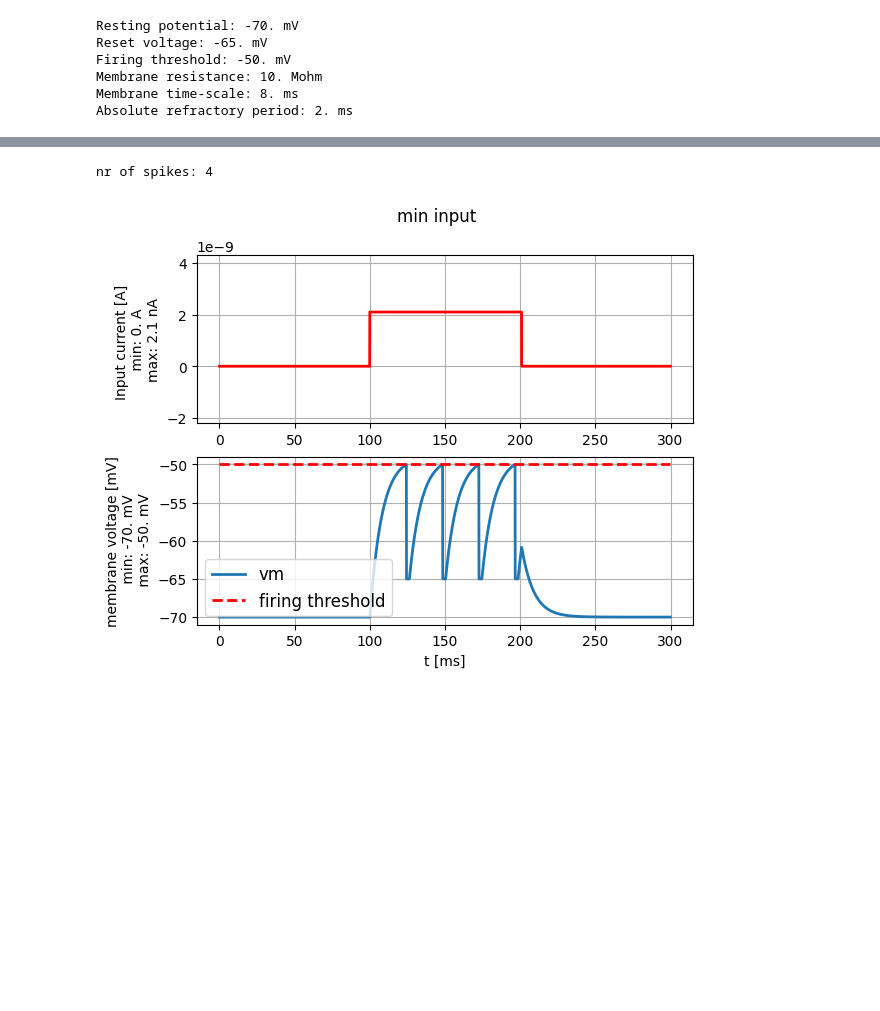
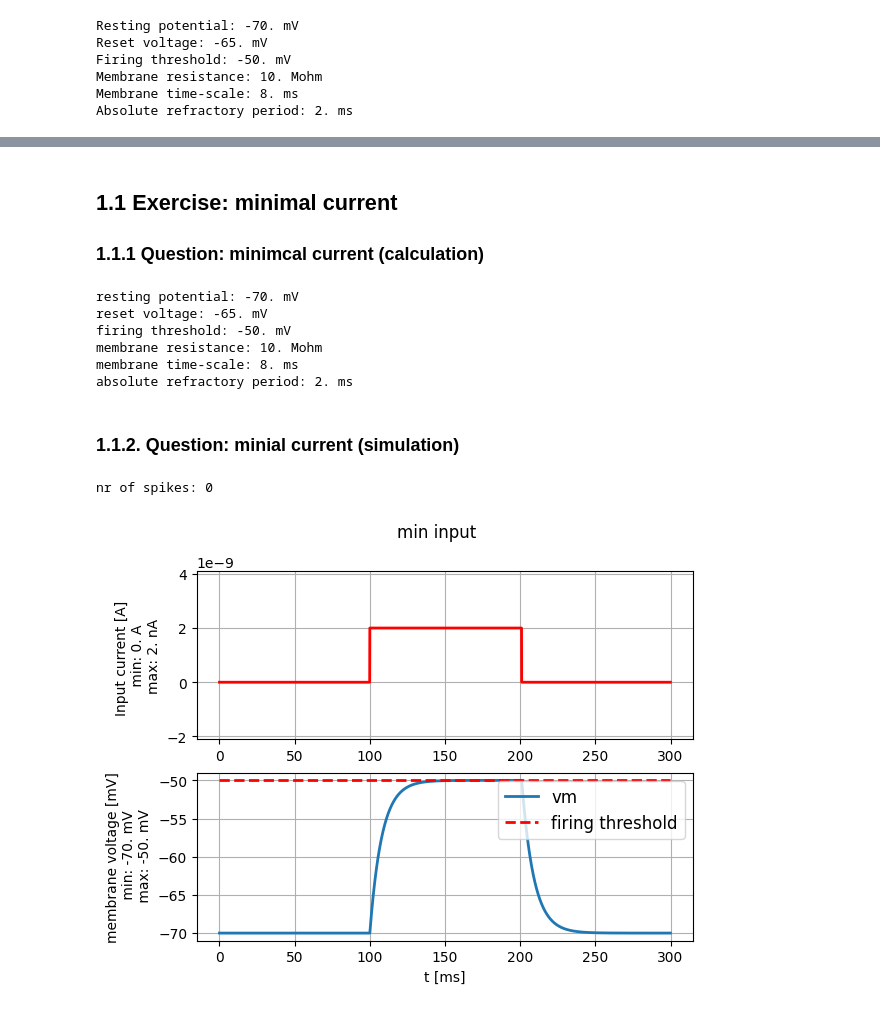
Before and after one commit to HyunsuLee/neural_dynamic_tutorial, a Jupyter notebook: tuto1.ipynb, the cells around one changed output, grey strips where cells are left out. Cells and saved outputs as stored; diff of their text form; code cells hidden in the pictures; blank space fills up the shorter version.

```diff
--- a/tuto1.ipynb
+++ b/tuto1.ipynb
@@ -49,7 +24,34 @@ step_current = input_factory.get_step_current(
+# %% [markdown]
+## 1.1 Exercise: minimal current
+### 1.1.1 Question: minimcal current (calculation)
+# %%
+from neurodynex3.leaky_integrate_and_fire import LIF
+print("resting potential: {}".format(LIF.V_REST))
+print("reset voltage: {}".format(LIF.V_RESET))
+print("firing threshold: {}".format(LIF.FIRING_THRESHOLD))
+print("membrane resistance: {}".format(LIF.MEMBRANE_RESISTANCE))
+print("membrane time-scale: {}".format(LIF.MEMBRANE_TIME_SCALE))
+print("absolute refractory period: {}".format(LIF.ABSOLUTE_REFRACTORY_PERIOD))
+# %% [output]
+resting potential: -70. mV
+reset voltage: -65. mV
+firing threshold: -50. mV
+membrane resistance: 10. Mohm
+membrane time-scale: 8. ms
+absolute refractory period: 2. ms
+# %% [markdown]
+### 1.1.2. Question: minial current (simulation)
 # %%
+I_min = 2.0 * b2.namp
+step_current = input_factory.get_step_current(
+        t_start=100, t_end=200, unit_time=b2.ms,
+        amplitude=I_min)
+
+(state_monitor,spike_monitor) = LIF.simulate_LIF_neuron(input_current=step_current, simulation_time = 300 * b2.ms)
+
 plot_tools.plot_voltage_and_current_traces(
 state_monitor, step_current, title="min input", firing_threshold=LIF.FIRING_THRESHOLD)
 print("nr of spikes: {}".format(spike_monitor.count[0]))  # should be 0
 # %% [output]
-nr of spikes: 4
+nr of spikes: 0
-[figure, old version]
+[figure, new version]
```
Also changed, not shown: parts of 11 cells of this notebook.
